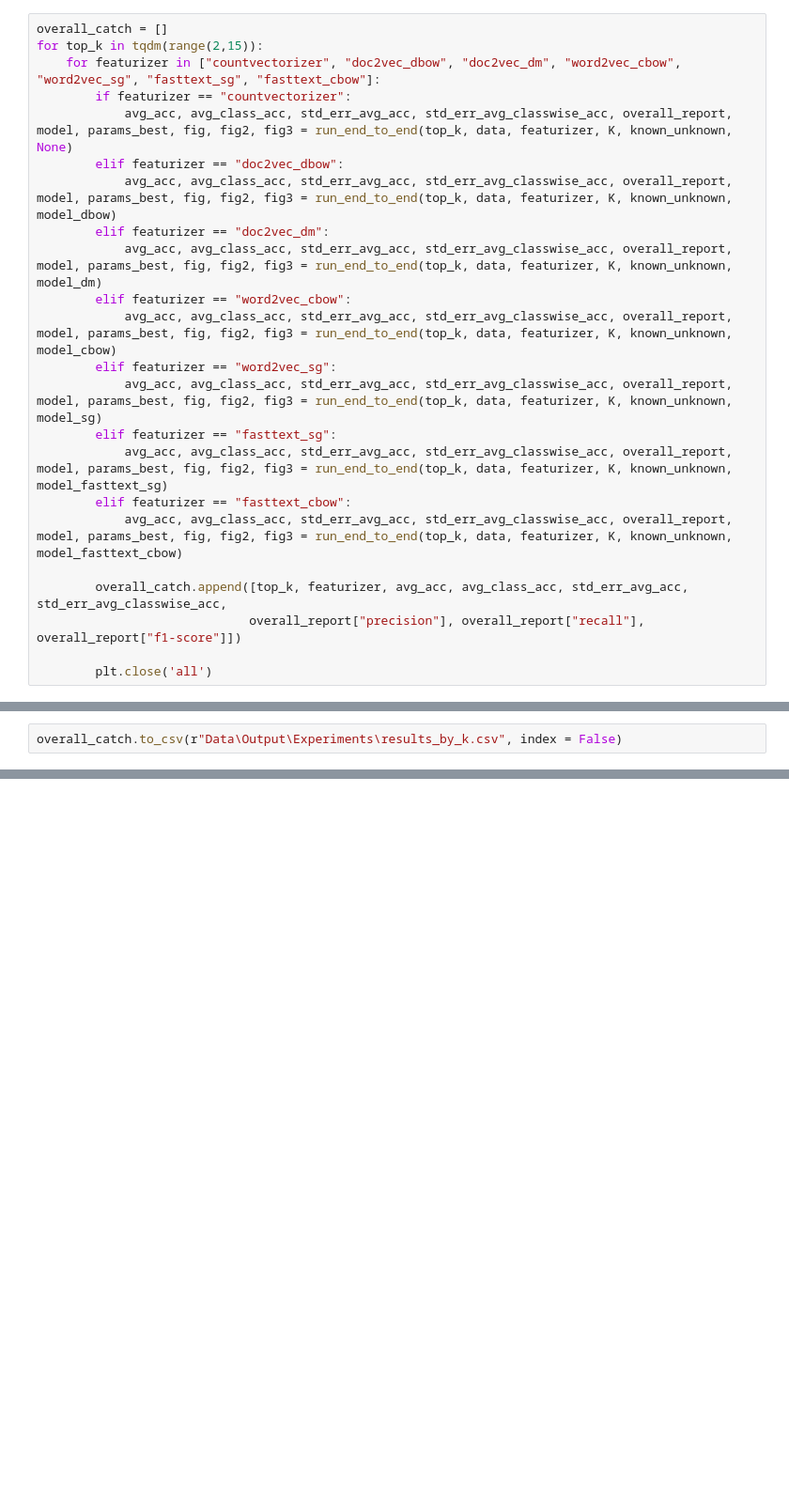
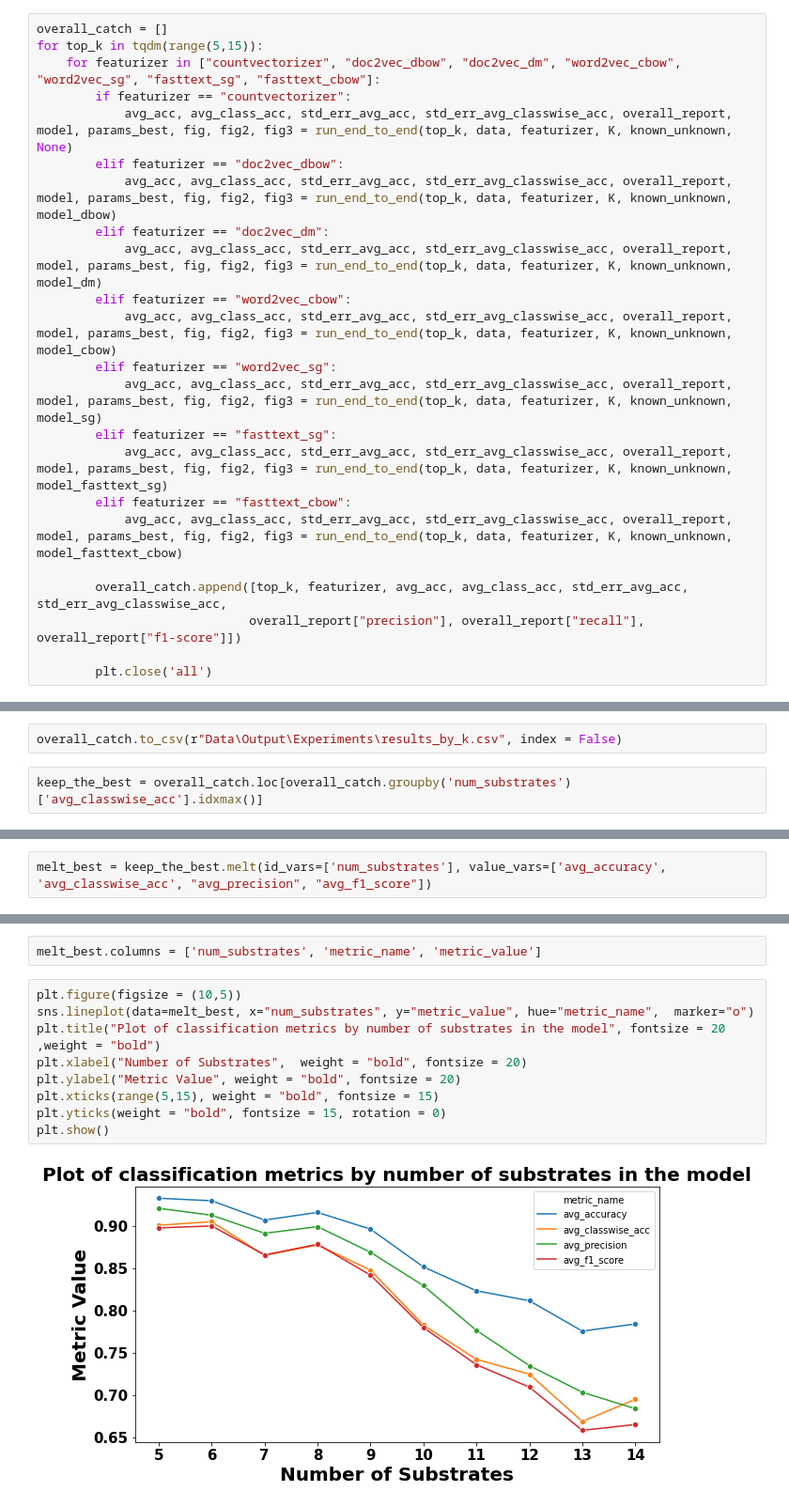
Before and after one commit to Ved-Piyush/subFinder, a Jupyter notebook: Usage_Scripts/how_many_k.ipynb, the cells around one changed output, grey strips where cells are left out. Shown at 94% size. Drawn from its saved outputs; the diff is of its cells as text; blank space fills up the shorter version.

```diff
--- a/Usage_Scripts/how_many_k.ipynb
+++ b/Usage_Scripts/how_many_k.ipynb
@@ -64,7 +84,7 @@ model_fasttext_sg =gensim.models.word2vec.Word2Vec.load(r"Embedding_Models//fast
 model_fasttext_cbow =gensim.models.word2vec.Word2Vec.load(r"Embedding_Models//fasttext_cbow")
 # %%
 overall_catch = []
-for top_k in tqdm(range(2,15)):
+for top_k in tqdm(range(5,15)):
     for featurizer in ["countvectorizer", "doc2vec_dbow", "doc2vec_dm", "word2vec_cbow", "word2vec_sg", "fasttext_sg", "fasttext_cbow"]:
         if featurizer == "countvectorizer":
             avg_acc, avg_class_acc, std_err_avg_acc, std_err_avg_classwise_acc, overall_report,  model, params_best, fig, fig2, fig3 = run_end_to_end(top_k, data, featurizer, K, known_unknown, None)
@@ -93,2 +127,4 @@ overall_catch.columns = ["num_substrates", "feature_method", "avg_accuracy", "av
 # %%
 overall_catch.to_csv(r"Data\Output\Experiments\results_by_k.csv", index = False)
+# %%
+keep_the_best = overall_catch.loc[overall_catch.groupby('num_substrates')['avg_classwise_acc'].idxmax()]
@@ -94,0 +145,2 @@ overall_catch.to_csv(r"Data\Output\Experiments\results_by_k.csv", index = False)
+# %%
+melt_best = keep_the_best.melt(id_vars=['num_substrates'], value_vars=['avg_accuracy', 'avg_classwise_acc', "avg_precision", "avg_f1_score"])
@@ -94,0 +149,13 @@ overall_catch.to_csv(r"Data\Output\Experiments\results_by_k.csv", index = False)
+# %%
+melt_best.columns = ['num_substrates', 'metric_name', 'metric_value']
+# %%
+plt.figure(figsize = (10,5))
+sns.lineplot(data=melt_best, x="num_substrates", y="metric_value", hue="metric_name",  marker="o")
+plt.title("Plot of classification metrics by number of substrates in the model", fontsize = 20 ,weight = "bold")
+plt.xlabel("Number of Substrates",  weight = "bold", fontsize = 20)
+plt.ylabel("Metric Value", weight = "bold", fontsize = 20)
+plt.xticks(range(5,15), weight = "bold", fontsize = 15)
+plt.yticks(weight = "bold", fontsize = 15, rotation = 0)
+plt.show()
+# %% [output]
+[figure, added]
```
Also changed, not shown: parts of 8 cells of this notebook, 2 other files.
